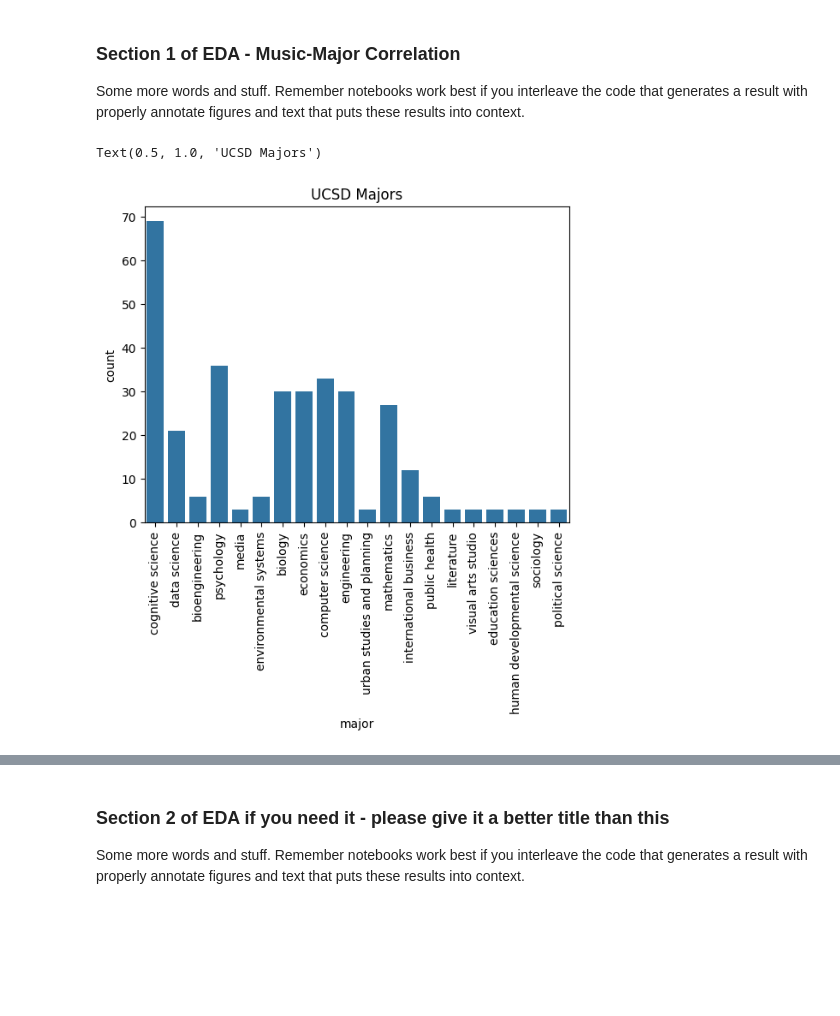
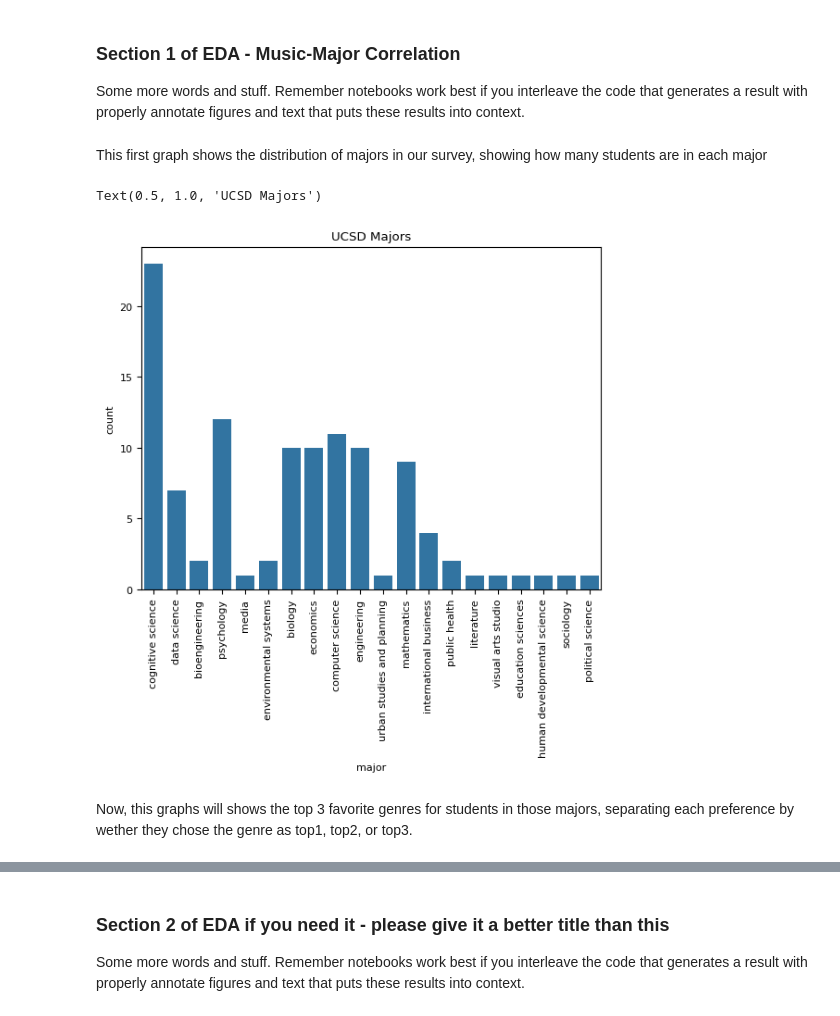
Before and after one commit to ninaahong/COGS108, a Jupyter notebook: EDACheckpoint_Group041_WI24.ipynb, the cells around one changed output, grey strips where cells are left out. Drawn from its saved outputs; the diff is of its cells as text; code cells hidden in the pictures; blank space fills up the shorter version.

```diff
--- a/EDACheckpoint_Group041_WI24.ipynb
+++ b/EDACheckpoint_Group041_WI24.ipynb
@@ -565,13 +573,16 @@ Carry out whatever EDA you need to for your project.  Because every project will
 ### Section 1 of EDA - Music-Major Correlation
 
 Some more words and stuff.  Remember notebooks work best if you interleave the code that generates a result with properly annotate figures and text that puts these results into context.
+# %% [markdown]
+This first graph shows the distribution of majors in our survey, showing how many students are in each major
 # %%
 ## YOUR CODE HERE
 ## FEEL FREE TO ADD MULTIPLE CELLS PER SECTION
-ucsd_majors=sns.countplot(x='major',data=music_major_genre)
+ucsd_majors=sns.countplot(x='major',data=music_major)
 plt.xticks(rotation=90)
-plt.ylim(0, 20)
-plt.title('UCSD Majors and the Overall Top Music Genre')
+plt.title('UCSD Majors')
 # %% [output]
 Text(0.5, 1.0, 'UCSD Majors')
-[figure, old version]
+[figure, new version]
+# %% [markdown]
+Now, this graphs will shows the top 3 favorite genres for students in those majors, separating each preference by wether they chose the genre as top1, top2, or top3.
```
Also changed, not shown: parts of 15 cells of this notebook.
